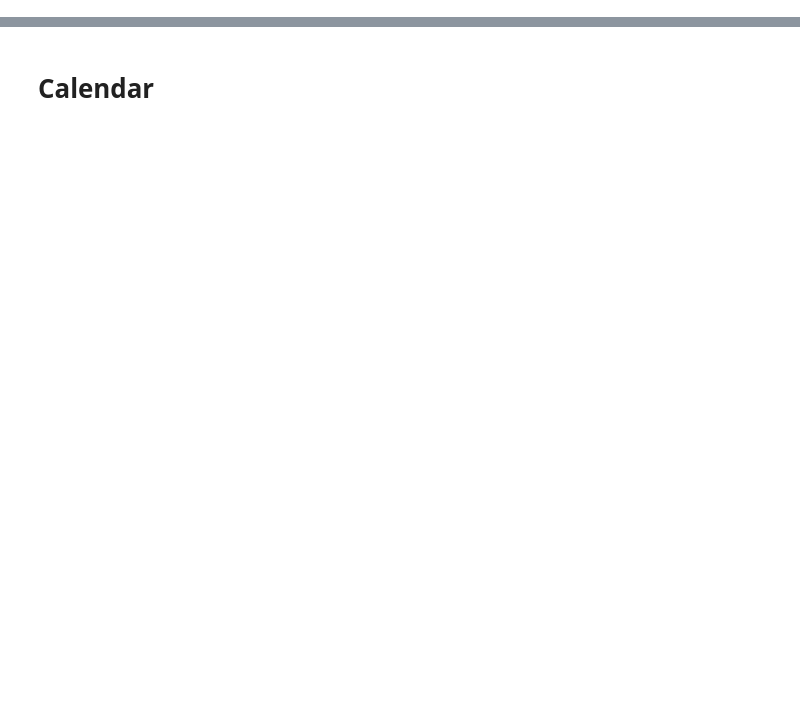
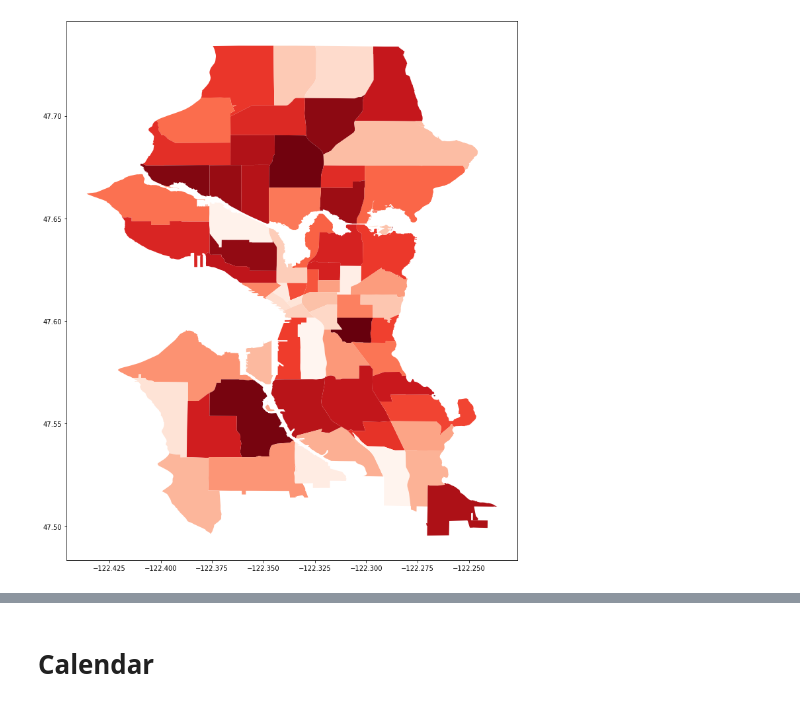
Before and after one commit to alexcbfa/AIRBNB, a Jupyter notebook: Exploratory Analysis.ipynb, the cells around one changed output, grey strips where cells are left out. Drawn from its saved outputs; the diff is of its cells as text; code cells hidden in the pictures; blank space fills up the shorter version.

Commit message:
Seattle Shape Files, Theme Maps

```diff
--- a/Exploratory Analysis.ipynb
+++ b/Exploratory Analysis.ipynb
@@ -8,3 +14,8 @@ import re
 calendar = pd.read_csv('./seattle/calendar.csv')
 listings = pd.read_csv('./seattle/listings.csv')
 reviews = pd.read_csv('./seattle/reviews.csv')
+# %%
+map = gpd.read_file('./seattle/spdbeat_WGS84/spdbeat_WGS84.shp')
+#map
+# %%
+map['area_id'] = random.sample(range(len(map)), len(map))
@@ -10,0 +24,5 @@ reviews = pd.read_csv('./seattle/reviews.csv')
+# %%
+fig,ax = plt.subplots(figsize = (15,15))
+map.plot(ax=ax,column='id', cmap = 'Reds');
+# %% [output]
+[figure, added]
```
Also changed, not shown: parts of 24 cells of this notebook, 23 other files.
